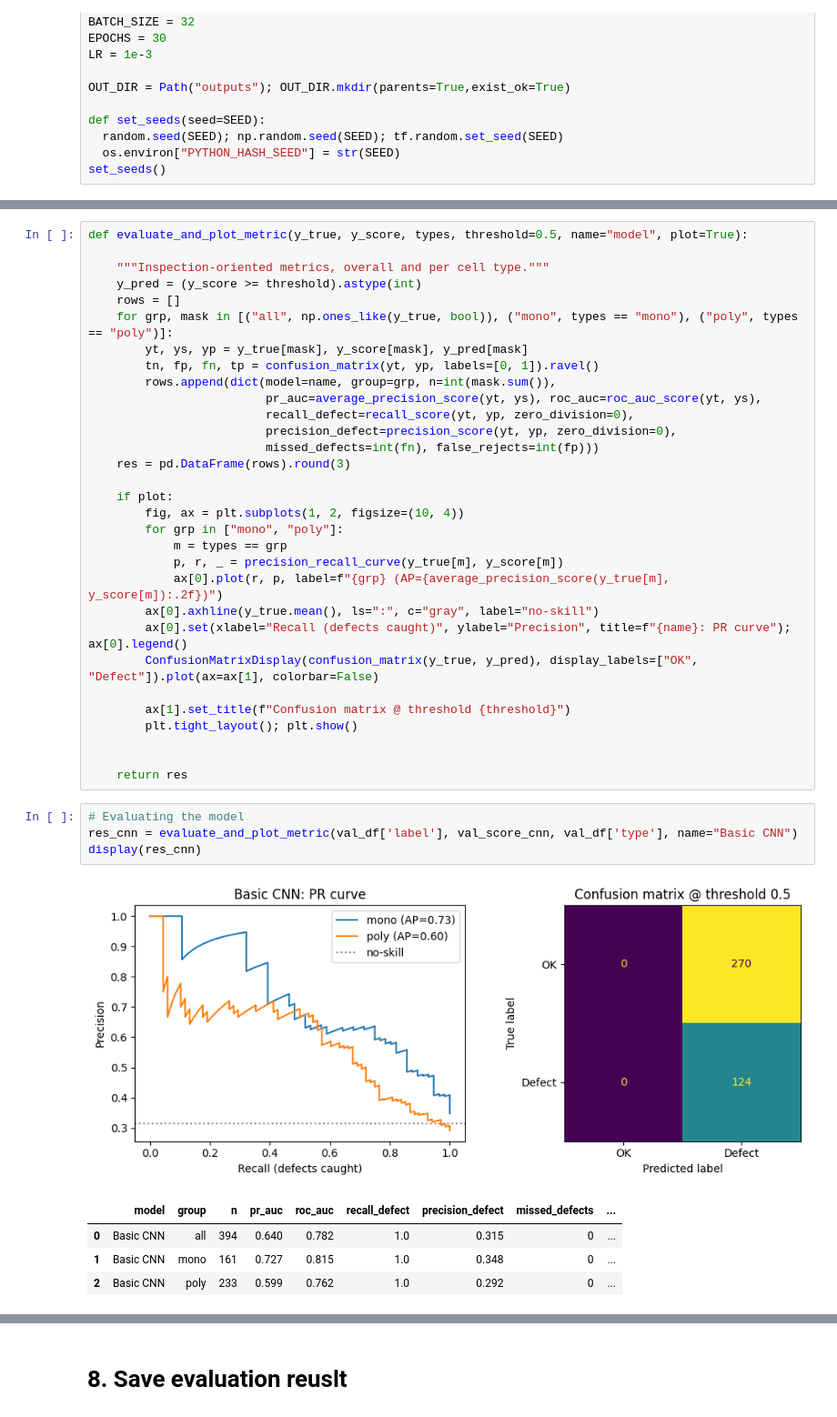
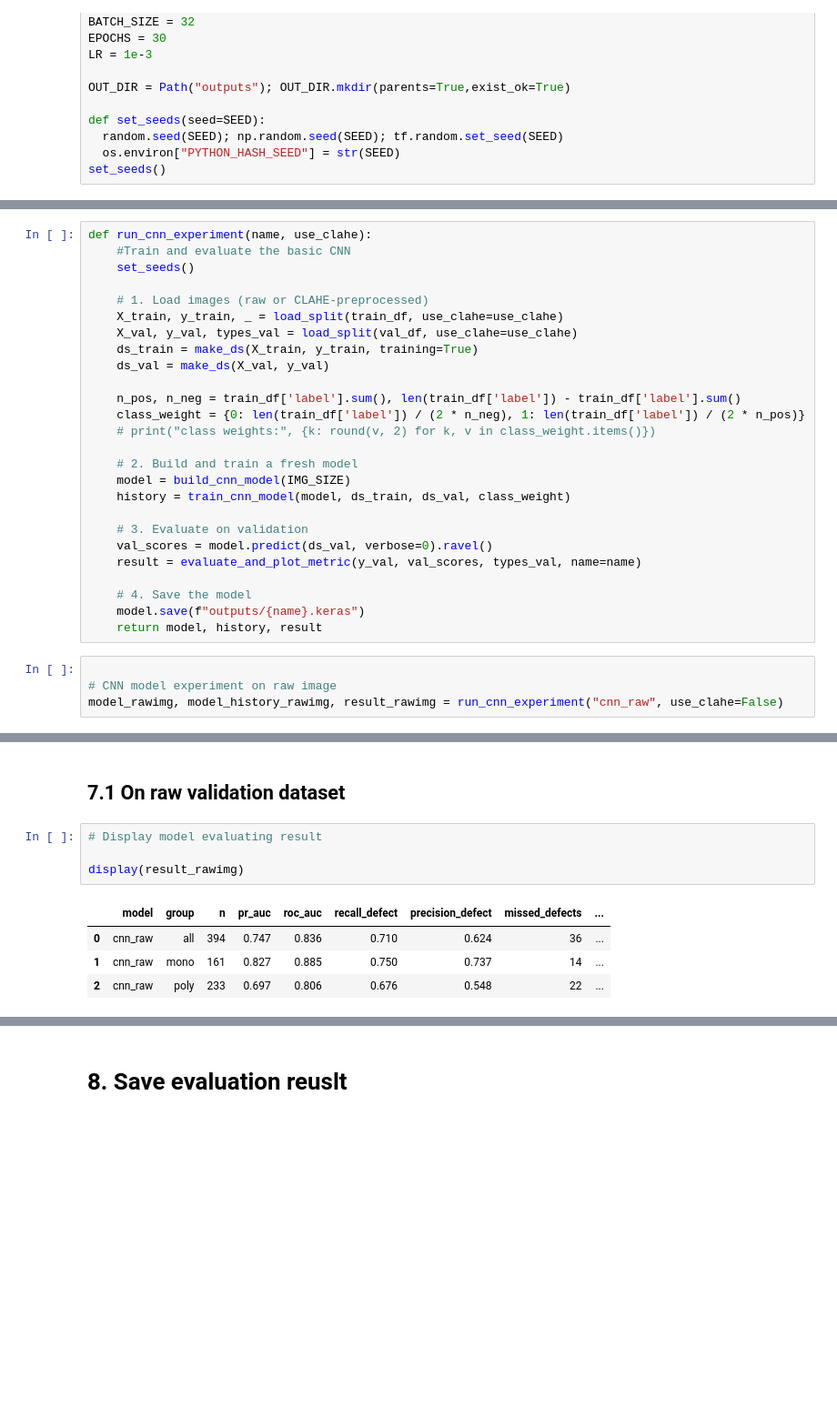
Before and after one commit to OctaviaMay/solar-el-defect-inspection, a Jupyter notebook: notebooks/02_model_experiments.ipynb, the cells around one changed output, grey strips where cells are left out. Shown at 91% size. Saved outputs shown, nothing was run; the diff lists cells and outputs as text; blank space fills up the shorter version.

Commit message:
update model experiment and add transfer learning model

```diff
--- a/notebooks/02_model_experiments.ipynb
+++ b/notebooks/02_model_experiments.ipynb
@@ -186,0 +186,30 @@ val_score_cnn = model_cnn.predict(ds_val, verbose=0).ravel()
+# %%
+def run_cnn_experiment(name, use_clahe):
+    #Train and evaluate the basic CNN
+    set_seeds()
+
+    # 1. Load images (raw or CLAHE-preprocessed)
+    X_train, y_train, _ = load_split(train_df, use_clahe=use_clahe)
+    X_val, y_val, types_val = load_split(val_df, use_clahe=use_clahe)
+    ds_train = make_ds(X_train, y_train, training=True)
+    ds_val = make_ds(X_val, y_val)
+
+    n_pos, n_neg = train_df['label'].sum(), len(train_df['label']) - train_df['label'].sum()
+    class_weight = {0: len(train_df['label']) / (2 * n_neg), 1: len(train_df['label']) / (2 * n_pos)}
+    # print("class weights:", {k: round(v, 2) for k, v in class_weight.items()})
+
+    # 2. Build and train a fresh model
+    model = build_cnn_model(IMG_SIZE)
+    history = train_cnn_model(model, ds_train, ds_val, class_weight)
+
+    # 3. Evaluate on validation
+    val_scores = model.predict(ds_val, verbose=0).ravel()
+    result = evaluate_and_plot_metric(y_val, val_scores, types_val, name=name)
+
+    # 4. Save the model
+    model.save(f"outputs/{name}.keras")
+    return model, history, result
+# %%
+
+# CNN model experiment on raw image
+model_rawimg, model_history_rawimg, result_rawimg = run_cnn_experiment("cnn_raw", use_clahe=False)
@@ -189,41 +273,11 @@ val_score_cnn = model_cnn.predict(ds_val, verbose=0).ravel()
-# %%
-def evaluate_and_plot_metric(y_true, y_score, types, threshold=0.5, name="model", plot=True):
-
-    """Inspection-oriented metrics, overall and per cell type."""
-    y_pred = (y_score >= threshold).astype(int)
-    rows = []
-    for grp, mask in [("all", np.ones_like(y_true, bool)), ("mono", types == "mono"), ("poly", types == "poly")]:
-        yt, ys, yp = y_true[mask], y_score[mask], y_pred[mask]
-        tn, fp, fn, tp = confusion_matrix(yt, yp, labels=[0, 1]).ravel()
-        rows.append(dict(model=name, group=grp, n=int(mask.sum()),
-                         pr_auc=average_precision_score(yt, ys), roc_auc=roc_auc_score(yt, ys),
-                         recall_defect=recall_score(yt, yp, zero_division=0),
-                         precision_defect=precision_score(yt, yp, zero_division=0),
-                         missed_defects=int(fn), false_rejects=int(fp)))
-    res = pd.DataFrame(rows).round(3)
-
-    if plot:
-        fig, ax = plt.subplots(1, 2, figsize=(10, 4))
-        for grp in ["mono", "poly"]:
-            m = types == grp
-            p, r, _ = precision_recall_curve(y_true[m], y_score[m])
-            ax[0].plot(r, p, label=f"{grp} (AP={average_precision_score(y_true[m], y_score[m]):.2f})")
-        ax[0].axhline(y_true.mean(), ls=":", c="gray", label="no-skill")
-        ax[0].set(xlabel="Recall (defects caught)", ylabel="Precision", title=f"{name}: PR curve"); ax[0].legend()
-        ConfusionMatrixDisplay(confusion_matrix(y_true, y_pred), display_labels=["OK", "Defect"]).plot(ax=ax[1], colorbar=False)
-
-        ax[1].set_title(f"Confusion matrix @ threshold {threshold}")
-        plt.tight_layout(); plt.show()
-
-
-    return res
+# %% [markdown]
+## 7.1 On raw validation dataset
 # %%
-# Evaluating the model
-res_cnn = evaluate_and_plot_metric(val_df['label'], val_score_cnn, val_df['type'], name="Basic CNN")
-display(res_cnn)
+# Display model evaluating result
+
+display(result_rawimg)
 # %% [output]
-[figure, removed]
 |  | model | group | n | pr_auc | roc_auc | recall_defect | precision_defect | missed_defects | ... |
-| 0 | Basic CNN | all | 394 | 0.640 | 0.782 | 1.0 | 0.315 | 0 | ... |
-| 1 | Basic CNN | mono | 161 | 0.727 | 0.815 | 1.0 | 0.348 | 0 | ... |
-| 2 | Basic CNN | poly | 233 | 0.599 | 0.762 | 1.0 | 0.292 | 0 | ... |
+| 0 | cnn_raw | all | 394 | 0.747 | 0.836 | 0.710 | 0.624 | 36 | ... |
+| 1 | cnn_raw | mono | 161 | 0.827 | 0.885 | 0.750 | 0.737 | 14 | ... |
+| 2 | cnn_raw | poly | 233 | 0.697 | 0.806 | 0.676 | 0.548 | 22 | ... |
```
Also changed, not shown: parts of 32 cells of this notebook, 15 other files.
